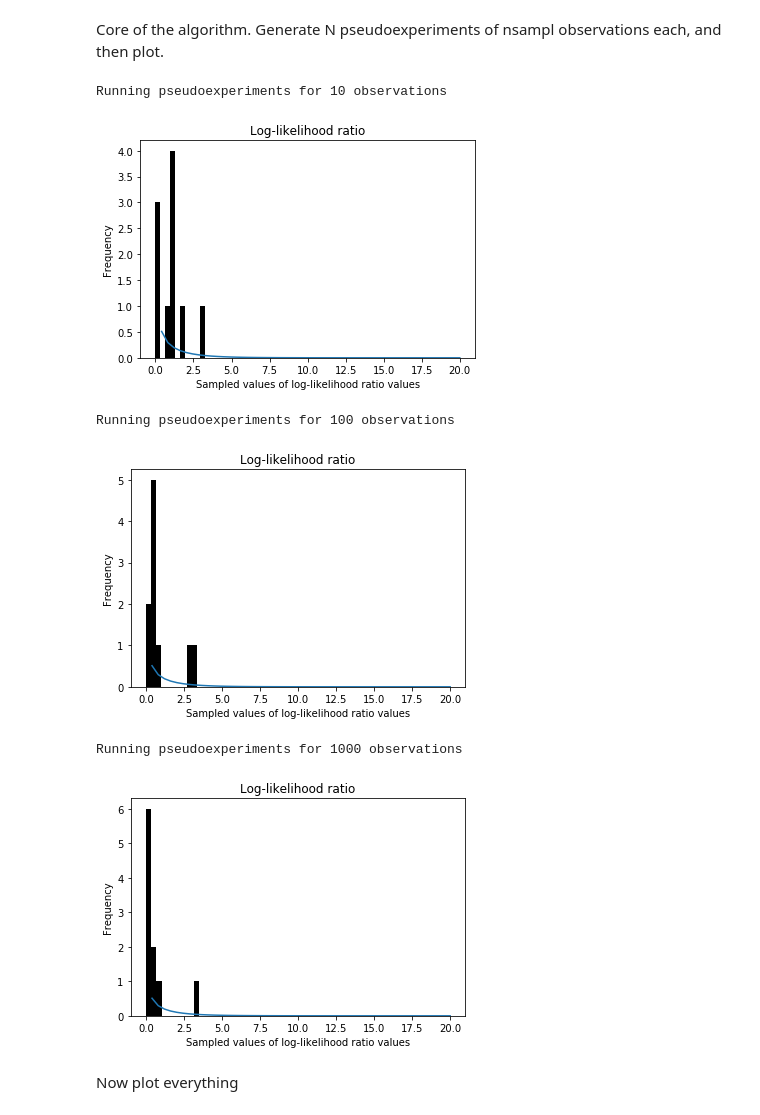
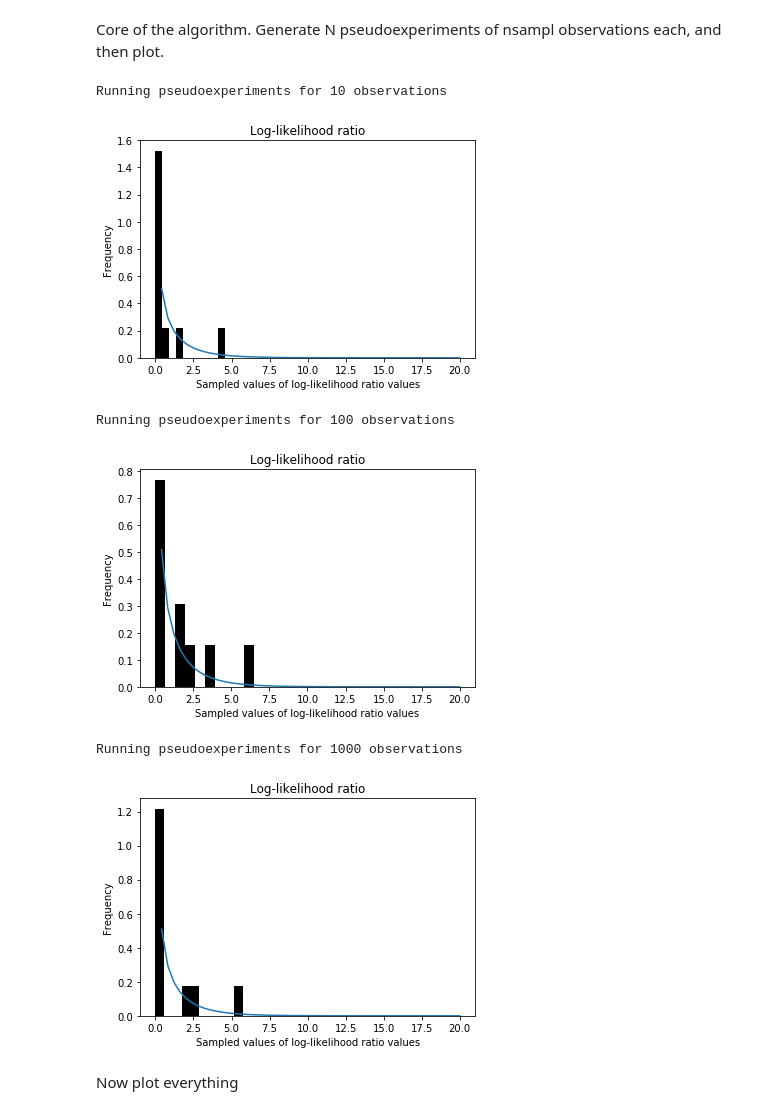
Before and after one commit to vischia/statex, a Jupyter notebook: wilks.ipynb, the cells around one changed output. Saved outputs shown, nothing was run; the diff lists cells and outputs as text; code cells hidden in the pictures.

```diff
--- a/wilks.ipynb
+++ b/wilks.ipynb
@@ -26,27 +26,28 @@ Generate N pseudoexperiments of nsampl observations each, and then plot.
 # %%
 for nsampl in n_observations:
     samples=np.zeros(n_pseudoexperiments)
     print("Running pseudoexperiments for {nsampl} observations".format(nsampl=nsampl))
     for toy in range(1, n_pseudoexperiments):
         #print("      Toy #{toy}".format(toy=toy))
         # Sample nsampl observations from a Poisson(0.4)
         pseudodata=np.random.poisson(size=nsampl, lam=lam)
         samples[toy] = 2*nsampl*(pseudodata.mean()*math.log(pseudodata.mean()/lam) + lam - pseudodata.mean())
 
     fix, ax = plt.subplots(1,1)
-    plt.hist(samples, color="black")
+    # It seems easier to normalize the histogram than the chi2
+    plt.hist(samples, density=True, color="black")
     plt.xlabel("Sampled values of log-likelihood ratio values")
     plt.ylabel("Frequency")
     plt.title("Log-likelihood ratio")
     x = np.linspace(0,20)
     plt.plot(x,ss.chi2.pdf(x,1))
     plt.show()
 # %% [output]
 Running pseudoexperiments for 10 observations
-[figure, old version]
+[figure, new version]
 Running pseudoexperiments for 100 observations
-[figure, old version]
+[figure, new version]
 Running pseudoexperiments for 1000 observations
-[figure, old version]
+[figure, new version]
 # %% [markdown]
 Now plot everything
```
